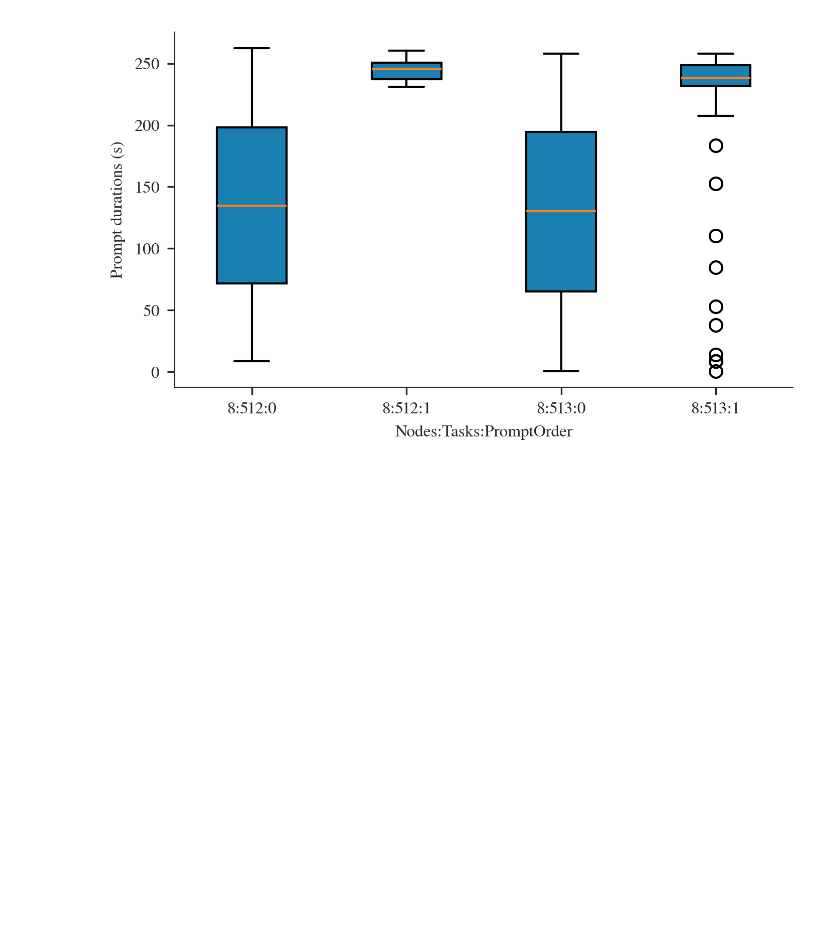
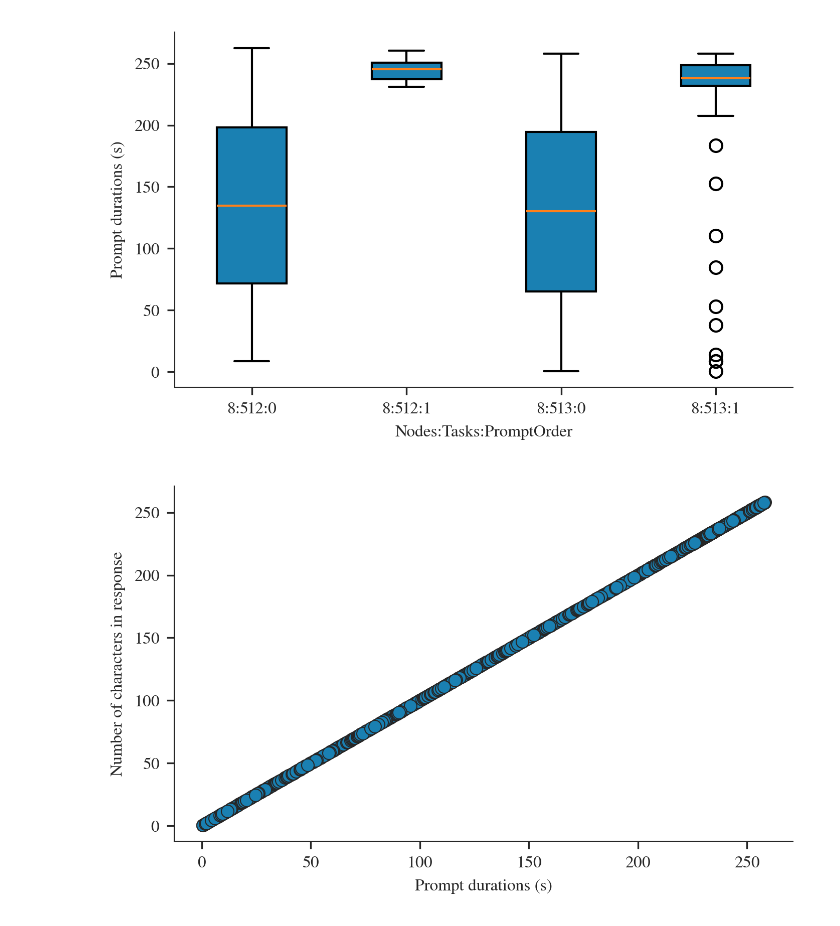
Before and after one commit to radical-experiments/ollama, a Jupyter notebook: polaris_experiments/analysis/plotting-DRAFT.ipynb, the cells around one changed output. Saved outputs shown, nothing was run; the diff lists cells and outputs as text; code cells hidden in the pictures; blank space fills up the shorter version.

Commit message:
updates for ollama experiments on Polaris

```diff
--- a/polaris_experiments/analysis/plotting-DRAFT.ipynb
+++ b/polaris_experiments/analysis/plotting-DRAFT.ipynb
@@ -687,2 +691,36 @@ prompt_ordered_durations_with_probe(dict({'8n': data['8n'], '8np': data['8np']})
 # %% [output]
 [figure]
+# %%
+def corr_prompt_chars_duration(data_all, keys=None):
+
+    keys = keys or list(data_all)
+
+    durations, num_chars = [], []
+    for name in keys:
+        data = data_all[name]
+        for tid in data['tasks'].list('uid'):
+            with ru.ru_open(os.getcwd() + '/%s/%s/%s/%s.prof' % (data['sid'], data['pid'], tid, tid)) as fd:
+                for line in fd.readlines():
+                    line = line.split('\n')[0]
+                    if not line:
+                        continue
+                    p = line.split(',')
+                    if p[1] == 'ollama_prompt_start':
+                        prompt_start = float(p[0])
+                    elif p[1] == 'ollama_prompt_stop':
+                        durations.append(float(p[0]) - prompt_start)
+                        if p[6]:
+                            msg = p[6].split('prompt:')[1]
+                            num_chars.append(msg.split('|||')[1])
+
+    fig, ax = plt.subplots(figsize=ra.get_plotsize(345))
+
+    ax.scatter(durations, num_chars or durations)
+
+    ax.set_xlabel('Prompt durations (s)')
+    ax.set_ylabel('Number of characters in response')
+    plt.tight_layout()
+# %%
+corr_prompt_chars_duration(data, ['8npb'])
+# %% [output]
+[figure, added]
```
Also changed, not shown: parts of 19 cells of this notebook, 4 other files.
